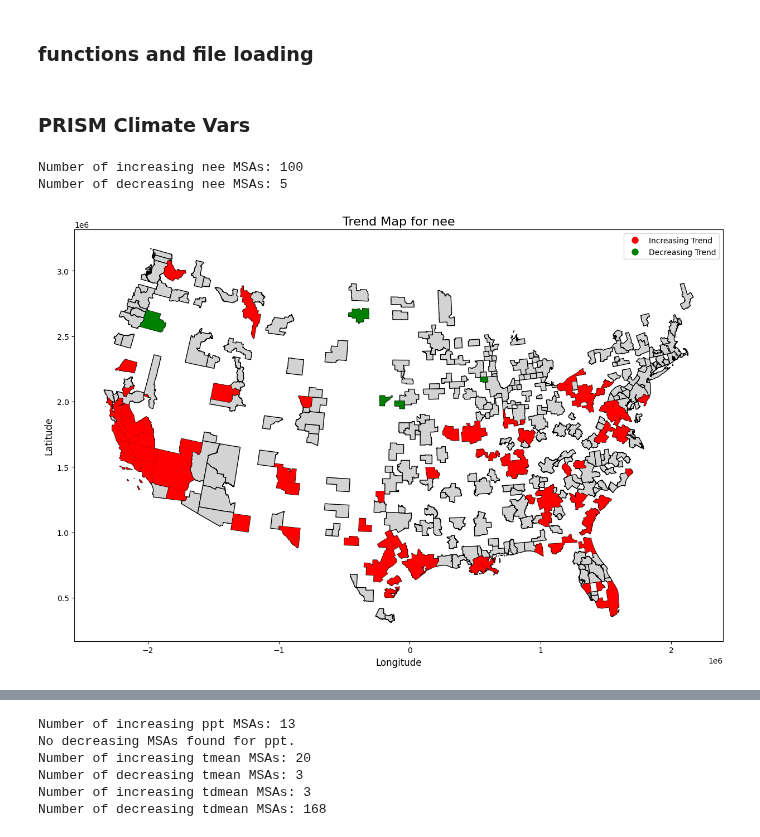
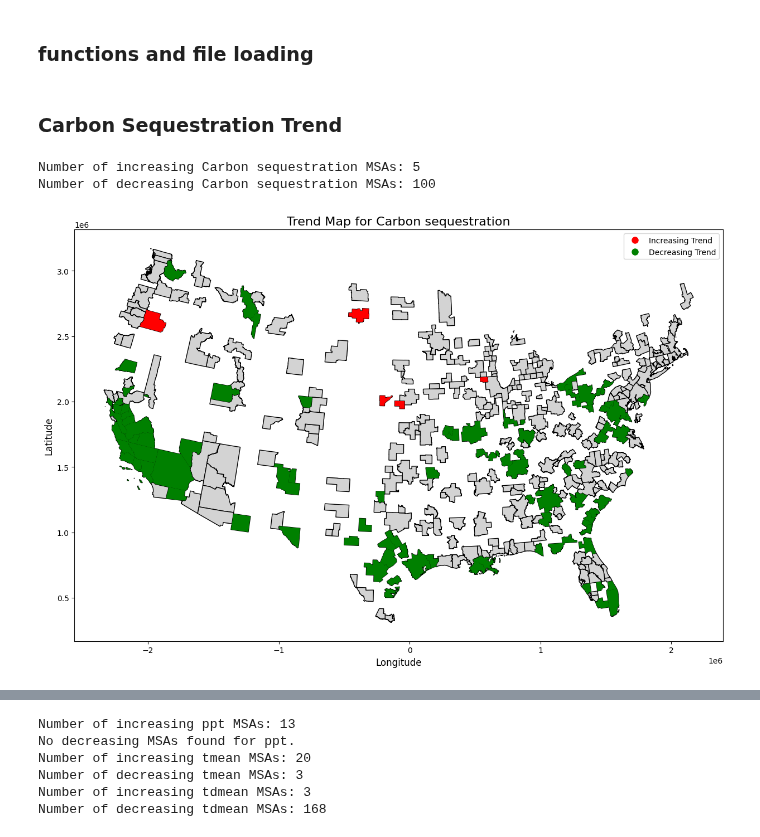
Before and after one commit to qifan-wu/urban_greening_windows, a Jupyter notebook: trend_analysis.ipynb, the cells around one changed output, grey strips where cells are left out. Saved outputs shown, nothing was run; the diff lists cells and outputs as text; code cells hidden in the pictures.

Commit message:
show cs trend for in/decreasing msa in each region

```diff
--- a/trend_analysis.ipynb
+++ b/trend_analysis.ipynb
@@ -34,6 +34,7 @@ def deseasonize_df(df):
 
     Returns a DataFrame with the seasonal cycle removed, by subtracting the average of all Januarys from each Januray value (same for Feb, Mar ...etc).
     '''
+    df = df.copy()
     monthly_avg = df.iloc[:, 1:].groupby(df.columns[1:].str[-2:], axis=1).mean()
     for month in monthly_avg.columns:
         df.loc[:, df.columns.str.endswith(month)] -= monthly_avg[month].values[:, None]
@@ -132,14 +133,17 @@ def print_trend_brief_info(trend_df, c_i, show_msa=False):
 msa_shp = gpd.read_file(constants.MSA_FILE)
 msa_region_name = pd.read_csv(constants.MSA_NAME_REGION_TABLE)
 # %% [markdown]
-### PRISM Climate Vars
+### Carbon Sequestration Trend
 # %%
 nee_df = pd.read_csv(constants.NEE_MSA_MONTHLY_MEAN)
-nee_trend = mk_trend_test(deseasonize_df(nee_df))
-print_trend_brief_info(nee_trend, 'nee', show_msa=False)
-plot_trend_map(msa_shp, nee_trend, 'nee')
+nee_df = nee_df.rename(columns=lambda x: x.replace("nee_mean_", "") if "nee_mean_" in x else x)
+cs_df = nee_df.copy()
+cs_df.iloc[:, 1:] = cs_df.iloc[:, 1:] * -1 # convert to carbon sequestration by nee * -1
+cs_trend = mk_trend_test(deseasonize_df(cs_df))
+print_trend_brief_info(cs_trend, 'Carbon sequestration', show_msa=False)
+plot_trend_map(msa_shp, cs_trend, 'Carbon sequestration')
 # %% [output]
-Number of increasing nee MSAs: 100
-Number of decreasing nee MSAs: 5
+Number of increasing Carbon sequestration MSAs: 5
+Number of decreasing Carbon sequestration MSAs: 100
-[figure, old version]
+[figure, new version]
 # %%
```
Also changed, not shown: parts of 6 cells of this notebook, 1 other file.
